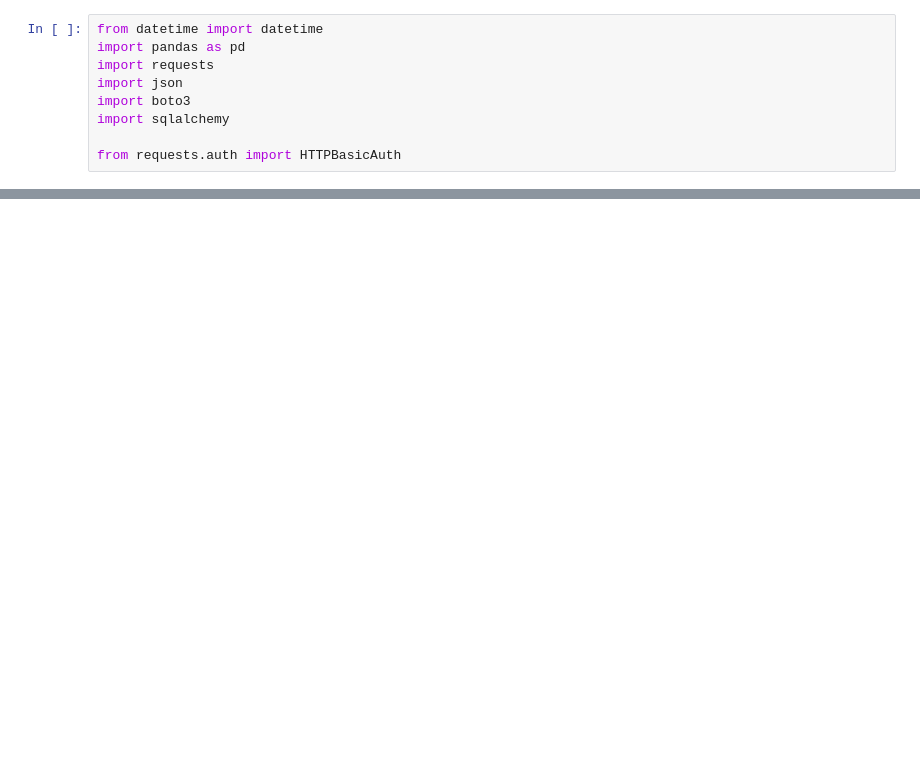
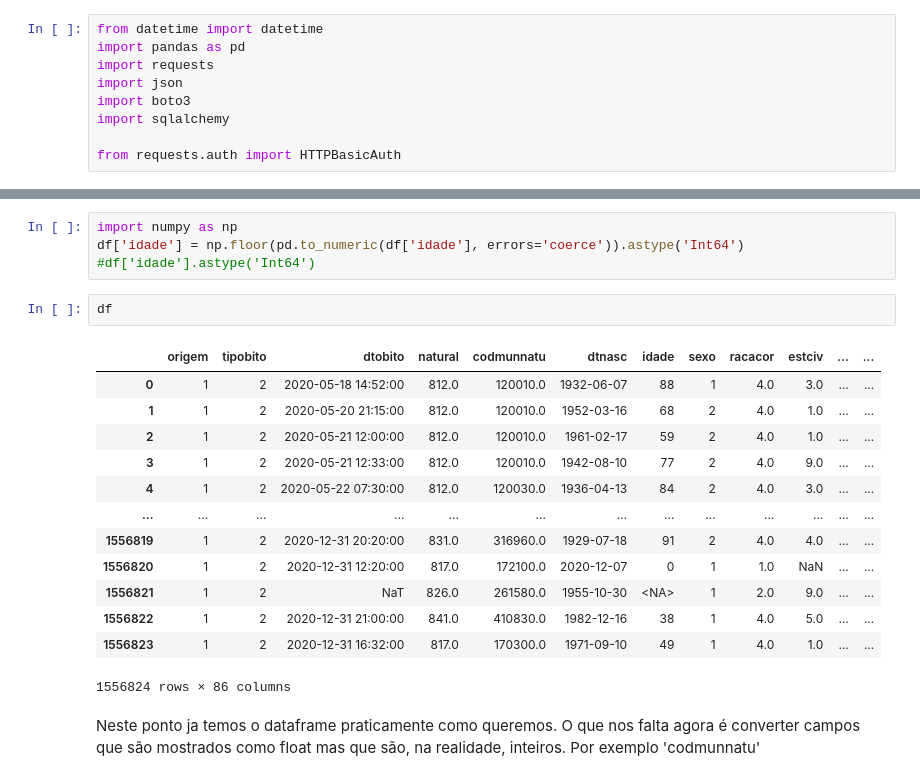
Before and after one commit to apfurlan/PPJ_k8s_AWS_TF_AF, a Jupyter notebook: testing_ppl.ipynb, the cells around one changed output, grey strips where cells are left out. Saved outputs shown, nothing was run; the diff lists cells and outputs as text; blank space fills up the shorter version.

```diff
--- a/testing_ppl.ipynb
+++ b/testing_ppl.ipynb
@@ -53,0 +133,22 @@ df.head()
+# %%
+import numpy as np
+df['idade'] = np.floor(pd.to_numeric(df['idade'], errors='coerce')).astype('Int64')
+#df['idade'].astype('Int64')
+# %%
+df
+# %% [output]
+|  | origem | tipobito | dtobito | natural | codmunnatu | dtnasc | idade | sexo | racacor | estciv | ... | ... |
+| 0 | 1 | 2 | 2020-05-18 14:52:00 | 812.0 | 120010.0 | 1932-06-07 | 88 | 1 | 4.0 | 3.0 | ... | ... |
+| 1 | 1 | 2 | 2020-05-20 21:15:00 | 812.0 | 120010.0 | 1952-03-16 | 68 | 2 | 4.0 | 1.0 | ... | ... |
+| 2 | 1 | 2 | 2020-05-21 12:00:00 | 812.0 | 120010.0 | 1961-02-17 | 59 | 2 | 4.0 | 1.0 | ... | ... |
+| 3 | 1 | 2 | 2020-05-21 12:33:00 | 812.0 | 120010.0 | 1942-08-10 | 77 | 2 | 4.0 | 9.0 | ... | ... |
+| 4 | 1 | 2 | 2020-05-22 07:30:00 | 812.0 | 120030.0 | 1936-04-13 | 84 | 2 | 4.0 | 3.0 | ... | ... |
+| ... | ... | ... | ... | ... | ... | ... | ... | ... | ... | ... | ... | ... |
+| 1556819 | 1 | 2 | 2020-12-31 20:20:00 | 831.0 | 316960.0 | 1929-07-18 | 91 | 2 | 4.0 | 4.0 | ... | ... |
+| 1556820 | 1 | 2 | 2020-12-31 12:20:00 | 817.0 | 172100.0 | 2020-12-07 | 0 | 1 | 1.0 | NaN | ... | ... |
+| 1556821 | 1 | 2 | NaT | 826.0 | 261580.0 | 1955-10-30 | <NA> | 1 | 2.0 | 9.0 | ... | ... |
+| 1556822 | 1 | 2 | 2020-12-31 21:00:00 | 841.0 | 410830.0 | 1982-12-16 | 38 | 1 | 4.0 | 5.0 | ... | ... |
+| 1556823 | 1 | 2 | 2020-12-31 16:32:00 | 817.0 | 170300.0 | 1971-09-10 | 49 | 1 | 4.0 | 1.0 | ... | ... |
+1556824 rows × 86 columns
+# %% [markdown]
+Neste ponto ja temos o dataframe praticamente como queremos. O que nos falta agora é converter campos que são mostrados como float mas que são, na realidade, inteiros. Por exemplo 'codmunnatu'
```
Also changed, not shown: parts of 29 cells of this notebook, 1 other file.
